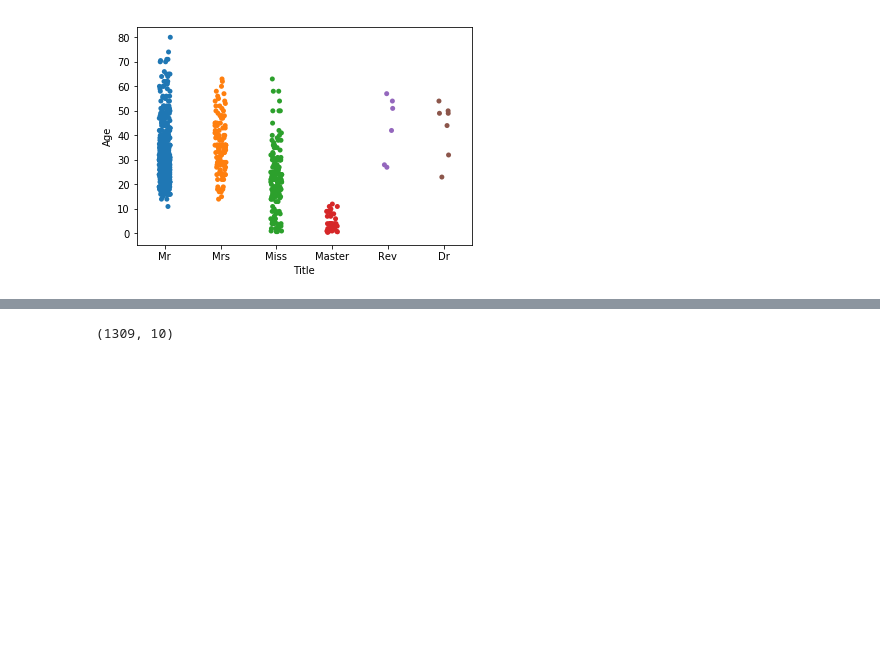
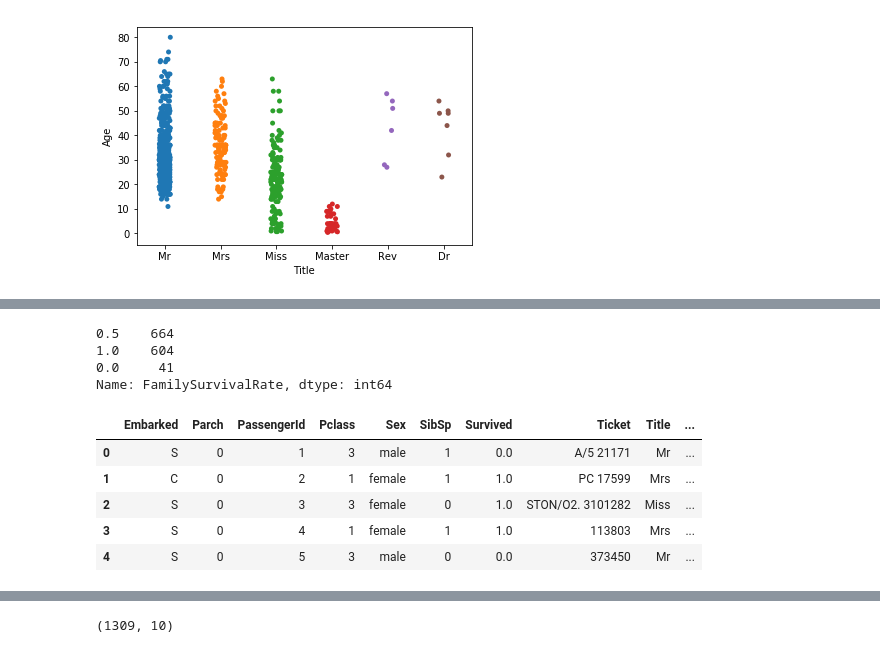
Before and after one commit to PengInGitHub/catboost, a Jupyter notebook: titanic_catboost.ipynb, the cells around one changed output, grey strips where cells are left out. Saved outputs shown, nothing was run; the diff lists cells and outputs as text; code cells hidden in the pictures; blank space fills up the shorter version.

```diff
--- a/titanic_catboost.ipynb
+++ b/titanic_catboost.ipynb
@@ -284,0 +300,8 @@ TypeError: cannot label index with a null key
+# %%
+# add lastname
+all_data['LastName'] = all_data['Name'].apply(lambda x:x.split(',')[0].rstrip().lstrip())
+all_data['LastName'].value_counts()
+
+DEFAULT_SURVIVAL_VALUE = .5
+# %%
+all_data['FamilySurvivalRate'] = DEFAULT_SURVIVAL_VALUE
@@ -284,0 +366,24 @@ TypeError: cannot label index with a null key
+# %%
+all_data.FamilySurvivalRate.value_counts()
+# %% [output]
+0.5    664
+1.0    604
+0.0     41
+Name: FamilySurvivalRate, dtype: int64
+# %%
+# binning Age and Fate
+all_data['AgeBin'] = pd.qcut(all_data['Age'], 4)
+all_data['FareBin'] = pd.qcut(all_data['Fare'], 5)
+
+label_encoder = LabelEncoder()
+for col in ['AgeBin', 'FareBin']:
+    all_data[col+'Code'] = label_encoder.fit_transform(all_data[col])
+
+all_data.drop(['Age', 'Fare', 'AgeBin', 'FareBin', 'Name', 'Cabin'], axis=1, inplace=True)
+# %% [output]
+|  | Embarked | Parch | PassengerId | Pclass | Sex | SibSp | Survived | Ticket | Title | ... |
+| 0 | S | 0 | 1 | 3 | male | 1 | 0.0 | A/5 21171 | Mr | ... |
+| 1 | C | 0 | 2 | 1 | female | 1 | 1.0 | PC 17599 | Mrs | ... |
+| 2 | S | 0 | 3 | 3 | female | 0 | 1.0 | STON/O2. 3101282 | Miss | ... |
+| 3 | S | 0 | 4 | 1 | female | 1 | 1.0 | 113803 | Mrs | ... |
+| 4 | S | 0 | 5 | 3 | male | 0 | 0.0 | 373450 | Mr | ... |
```
Also changed, not shown: parts of 21 cells of this notebook.
